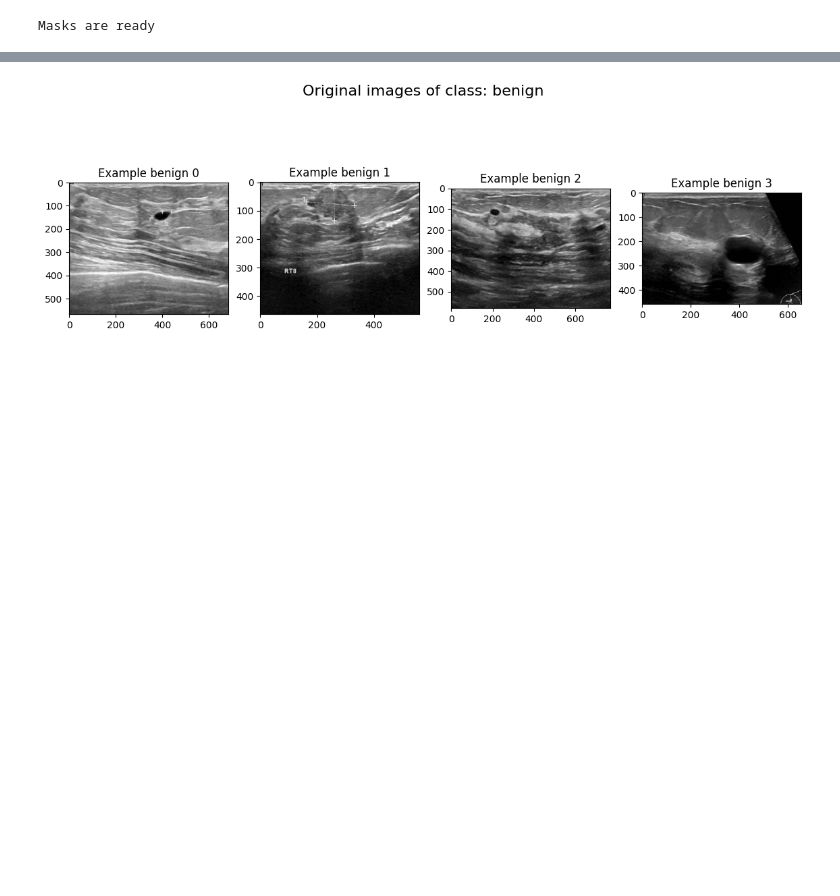
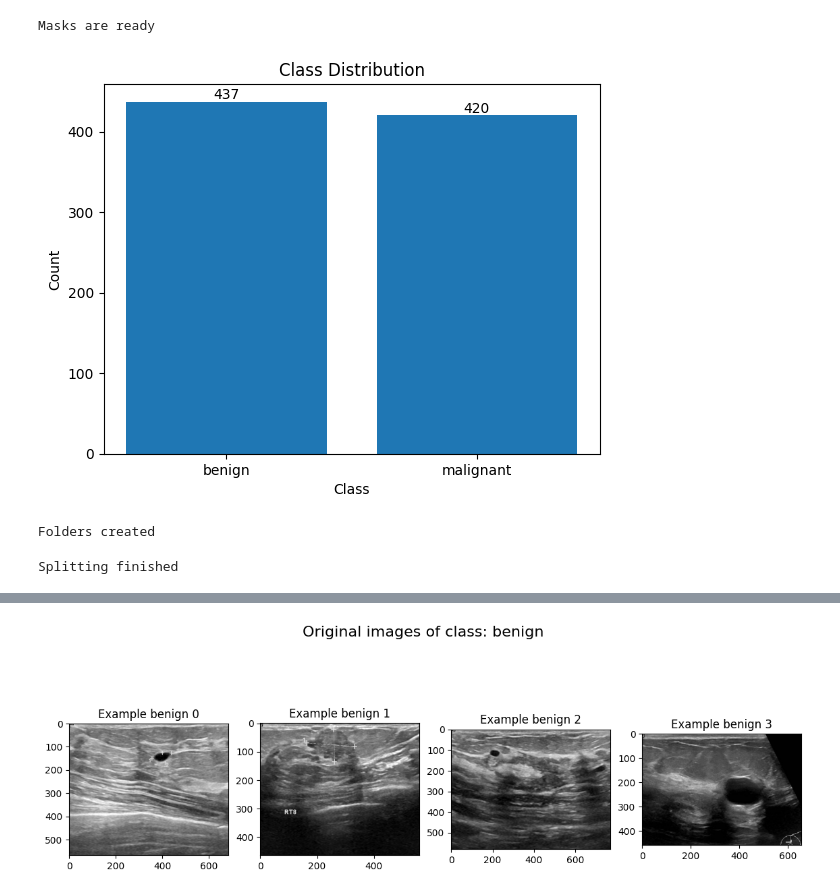
Before and after one commit to SergeyAkh/Breast-Cancer, a Jupyter notebook: Breast Cancer.ipynb, the cells around one changed output, grey strips where cells are left out. Saved outputs shown, nothing was run; the diff lists cells and outputs as text; code cells hidden in the pictures; blank space fills up the shorter version.

```diff
--- a/Breast Cancer.ipynb
+++ b/Breast Cancer.ipynb
@@ -585,0 +609,12 @@ Masks are ready
+# %%
+count_and_plot_files(train_path_stage_two, class_names_step_two, stage = 2)
+# %% [output]
+[figure, added]
+# %%
+create_folders(train_path_stage_two, val_path_stage_two, class_names_step_two, subsets=['train', 'val'], mask = True)
+# %% [output]
+Folders created
+# %%
+split_dataset(train_path_stage_two, val_path_stage_two, class_names_step_two, train_ratio=0.9, mask = True)
+# %% [output]
+Splitting finished
```
Also changed, not shown: parts of 25 cells of this notebook.
